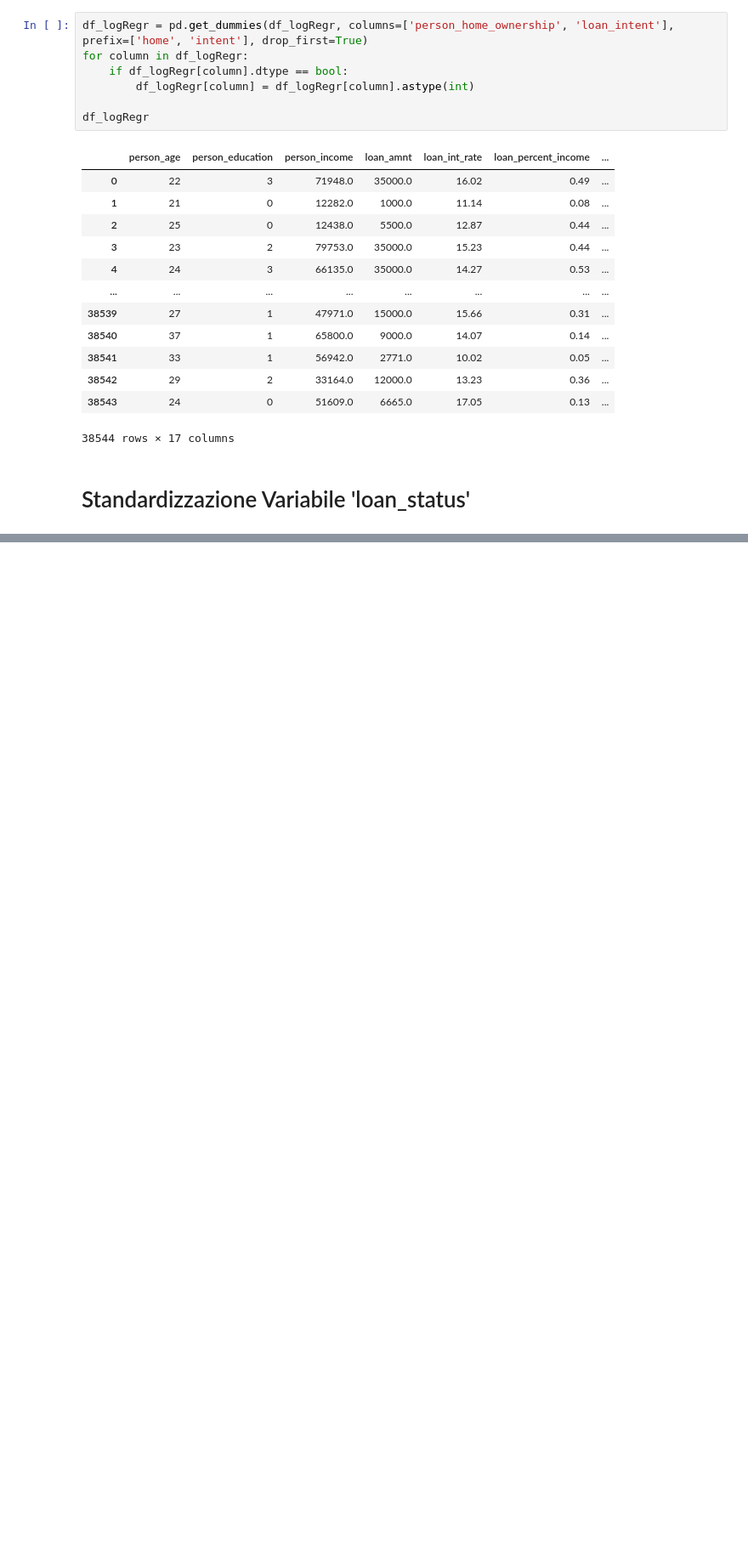
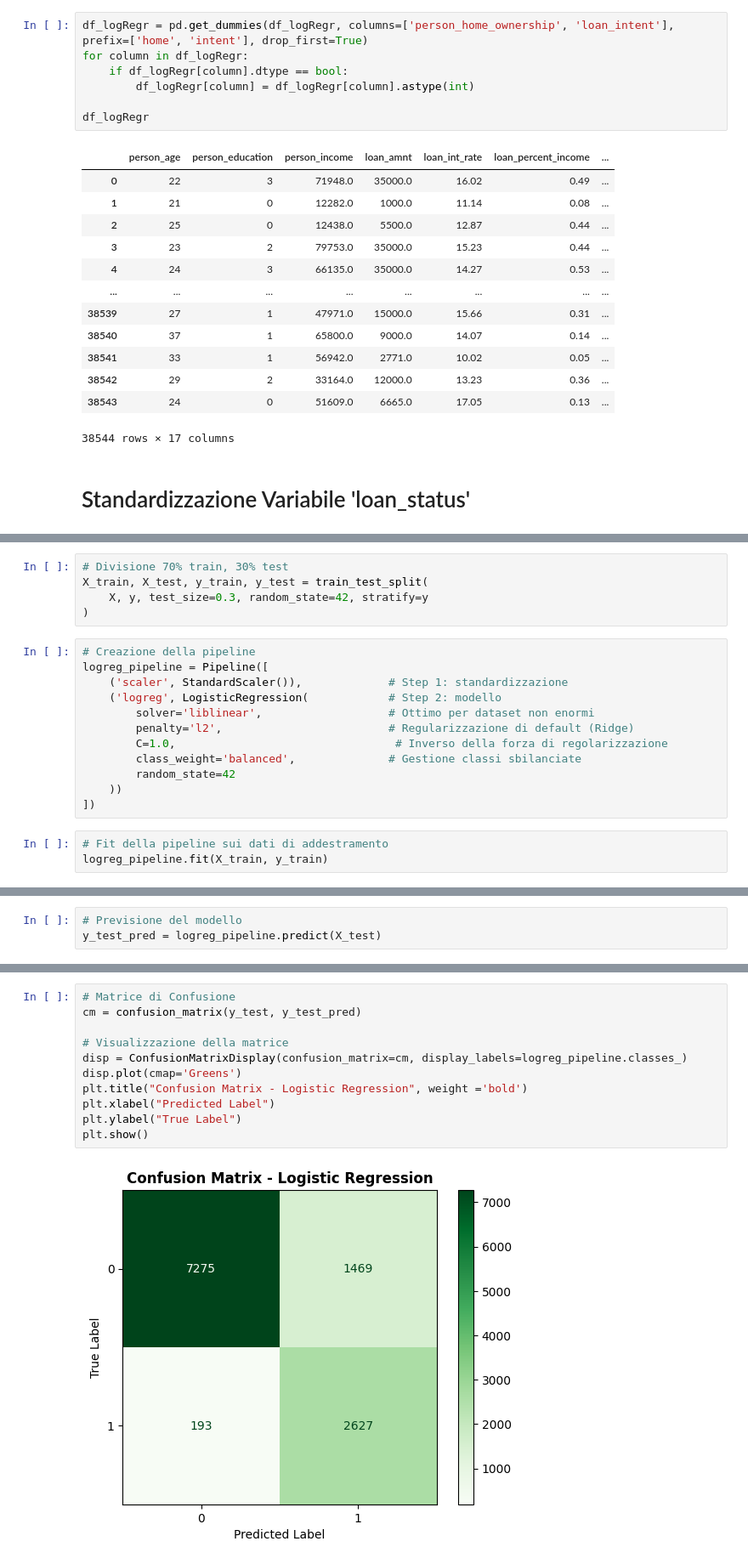
Before and after one commit to FrancescaCola/CustomerScoring, a Jupyter notebook: LogisticRegression.ipynb, the cells around one changed output, grey strips where cells are left out. Shown at 85% size. Saved outputs shown, nothing was run; the diff lists cells and outputs as text; blank space fills up the shorter version.

```diff
--- a/LogisticRegression.ipynb
+++ b/LogisticRegression.ipynb
@@ -78,0 +162,20 @@ Name: proportion, dtype: float64
+# %%
+# Divisione 70% train, 30% test
+X_train, X_test, y_train, y_test = train_test_split(
+    X, y, test_size=0.3, random_state=42, stratify=y
+)
+# %%
+# Creazione della pipeline
+logreg_pipeline = Pipeline([
+    ('scaler', StandardScaler()),             # Step 1: standardizzazione
+    ('logreg', LogisticRegression(            # Step 2: modello
+        solver='liblinear',                   # Ottimo per dataset non enormi
+        penalty='l2',                         # Regularizzazione di default (Ridge)
+        C=1.0,                                 # Inverso della forza di regolarizzazione
+        class_weight='balanced',              # Gestione classi sbilanciate
+        random_state=42
+    ))
+])
+# %%
+# Fit della pipeline sui dati di addestramento
+logreg_pipeline.fit(X_train, y_train)
@@ -78,0 +187,3 @@ Name: proportion, dtype: float64
+# %%
+# Previsione del modello
+y_test_pred = logreg_pipeline.predict(X_test)
@@ -78,0 +198,13 @@ Name: proportion, dtype: float64
+# %%
+# Matrice di Confusione
+cm = confusion_matrix(y_test, y_test_pred)
+
+# Visualizzazione della matrice
+disp = ConfusionMatrixDisplay(confusion_matrix=cm, display_labels=logreg_pipeline.classes_)
+disp.plot(cmap='Greens')
+plt.title("Confusion Matrix - Logistic Regression", weight ='bold')
+plt.xlabel("Predicted Label")
+plt.ylabel("True Label")
+plt.show()
+# %% [output]
+[figure, added]
```
Also changed, not shown: parts of 17 cells of this notebook, 2 other files.
